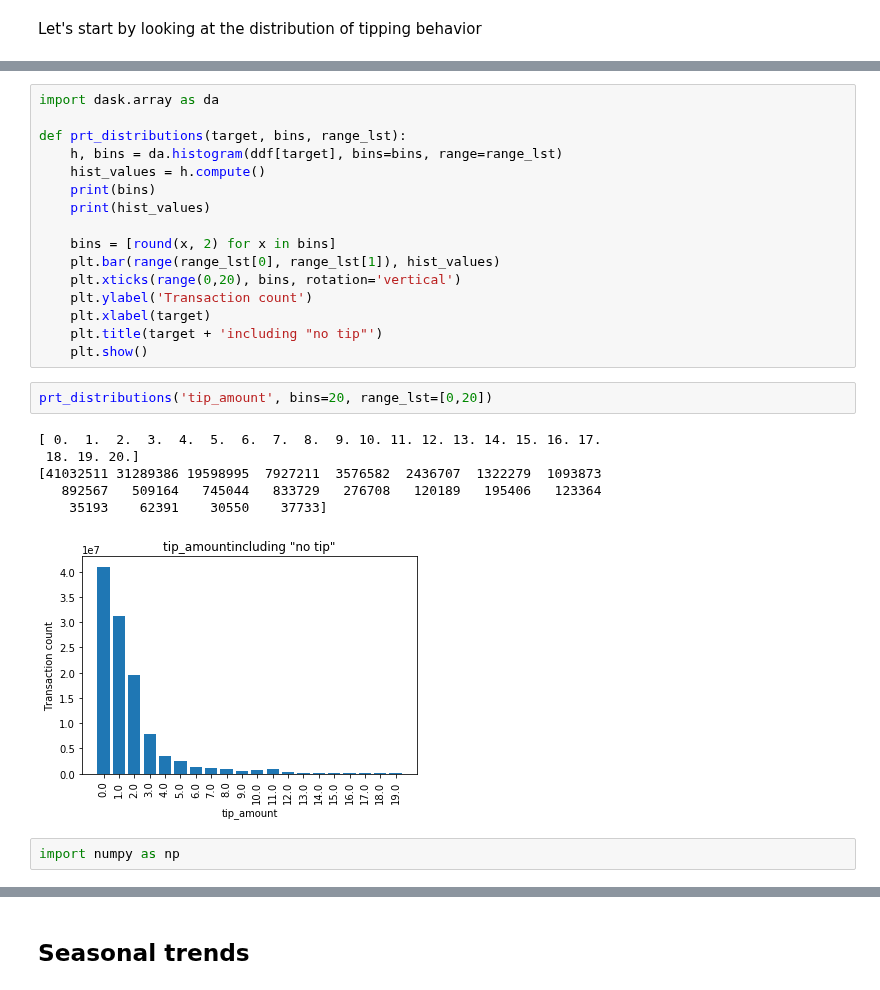
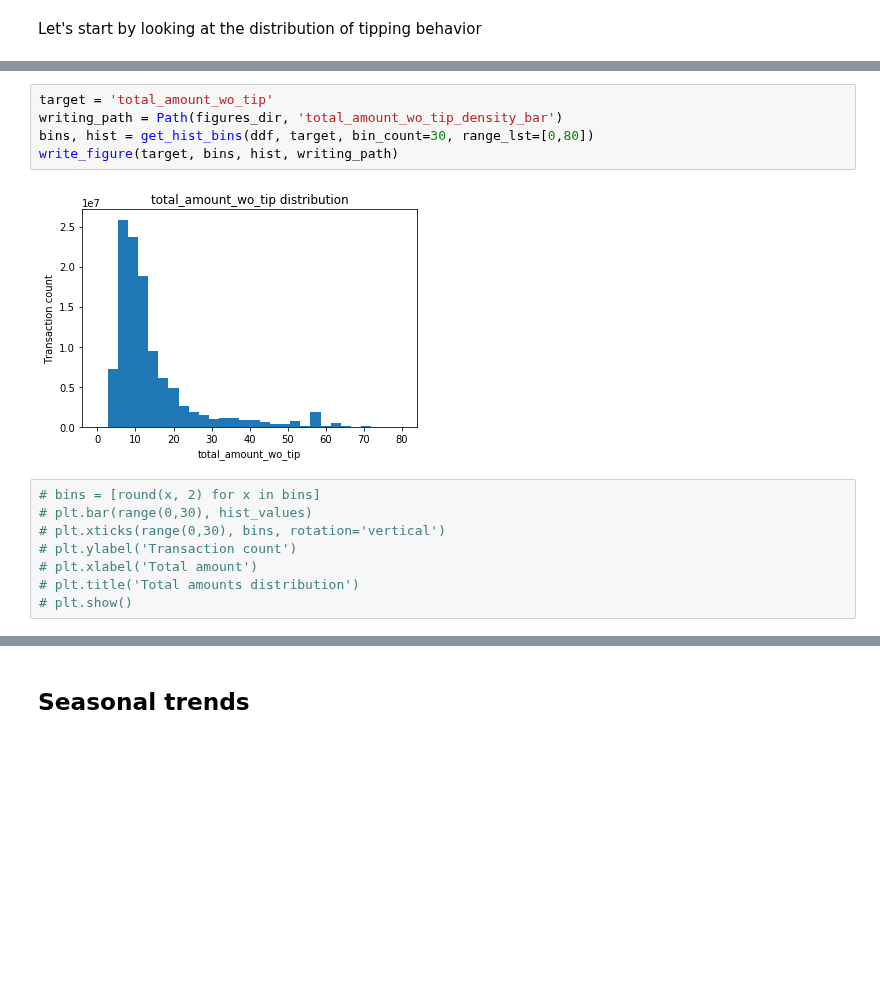
Before and after one commit to justinwhatley/interpretability_experiment, a Jupyter notebook: 1_data_exploration.ipynb, the cells around one changed output, grey strips where cells are left out. Cells and saved outputs as stored; diff of their text form; blank space fills up the shorter version.

```diff
--- a/1_data_exploration.ipynb
+++ b/1_data_exploration.ipynb
@@ -168,27 +215,15 @@ Let's start by looking at the distribution of tipping behavior
+# %%
+target = 'total_amount_wo_tip'
+writing_path = Path(figures_dir, 'total_amount_wo_tip_density_bar')
+bins, hist = get_hist_bins(ddf, target, bin_count=30, range_lst=[0,80])
+write_figure(target, bins, hist, writing_path)
+# %% [output]
+[figure, added]
 # %%
-import dask.array as da
-
-def prt_distributions(target, bins, range_lst):
-    h, bins = da.histogram(ddf[target], bins=bins, range=range_lst)
-    hist_values = h.compute()
-    print(bins)
-    print(hist_values)
-
-    bins = [round(x, 2) for x in bins]
-    plt.bar(range(range_lst[0], range_lst[1]), hist_values)
-    plt.xticks(range(0,20), bins, rotation='vertical')
-    plt.ylabel('Transaction count')
-    plt.xlabel(target)
-    plt.title(target + 'including "no tip"')
-    plt.show()
+# bins = [round(x, 2) for x in bins]
+# plt.bar(range(0,30), hist_values)
+# plt.xticks(range(0,30), bins, rotation='vertical')
+# plt.ylabel('Transaction count')
+# plt.xlabel('Total amount')
+# plt.title('Total amounts distribution')
+# plt.show()
-# %%
-prt_distributions('tip_amount', bins=20, range_lst=[0,20])
-# %% [output]
-[ 0.  1.  2.  3.  4.  5.  6.  7.  8.  9. 10. 11. 12. 13. 14. 15. 16. 17.
- 18. 19. 20.]
-[41032511 31289386 19598995  7927211  3576582  2436707  1322279  1093873
-   892567   509164   745044   833729   276708   120189   195406   123364
-    35193    62391    30550    37733]
-[figure, removed]
-# %%
-import numpy as np
```
Also changed, not shown: parts of 41 cells of this notebook, 1 other file.
